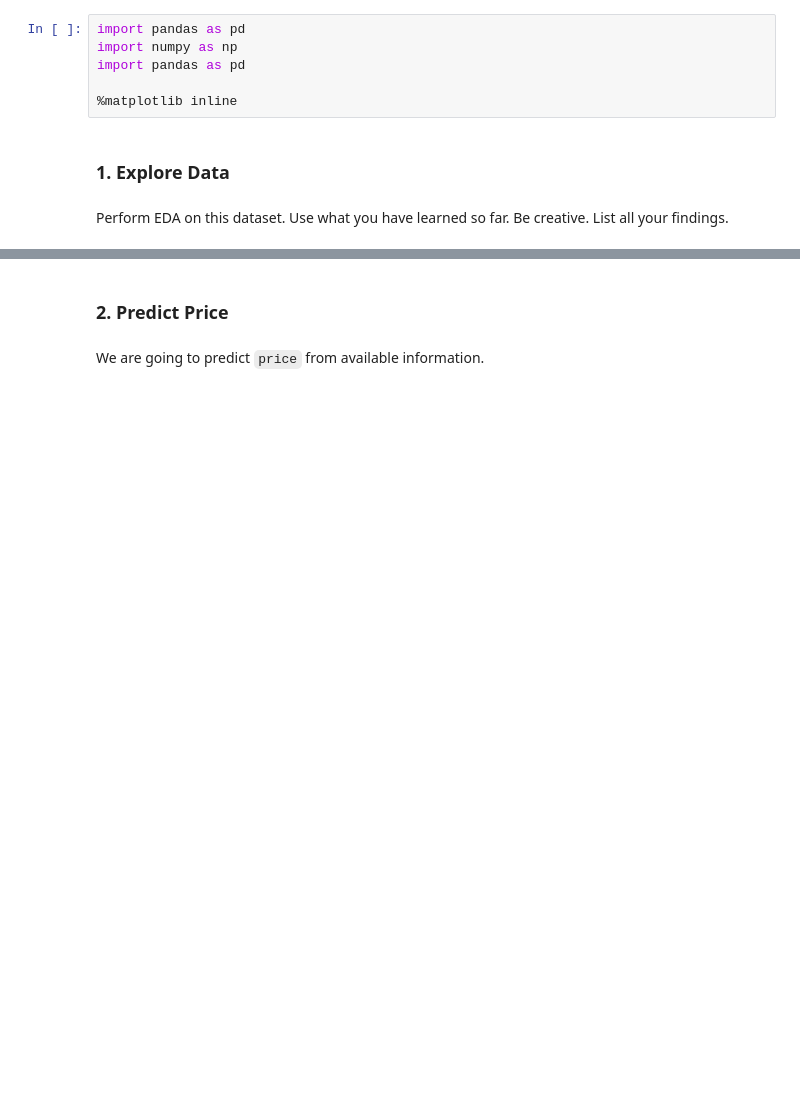
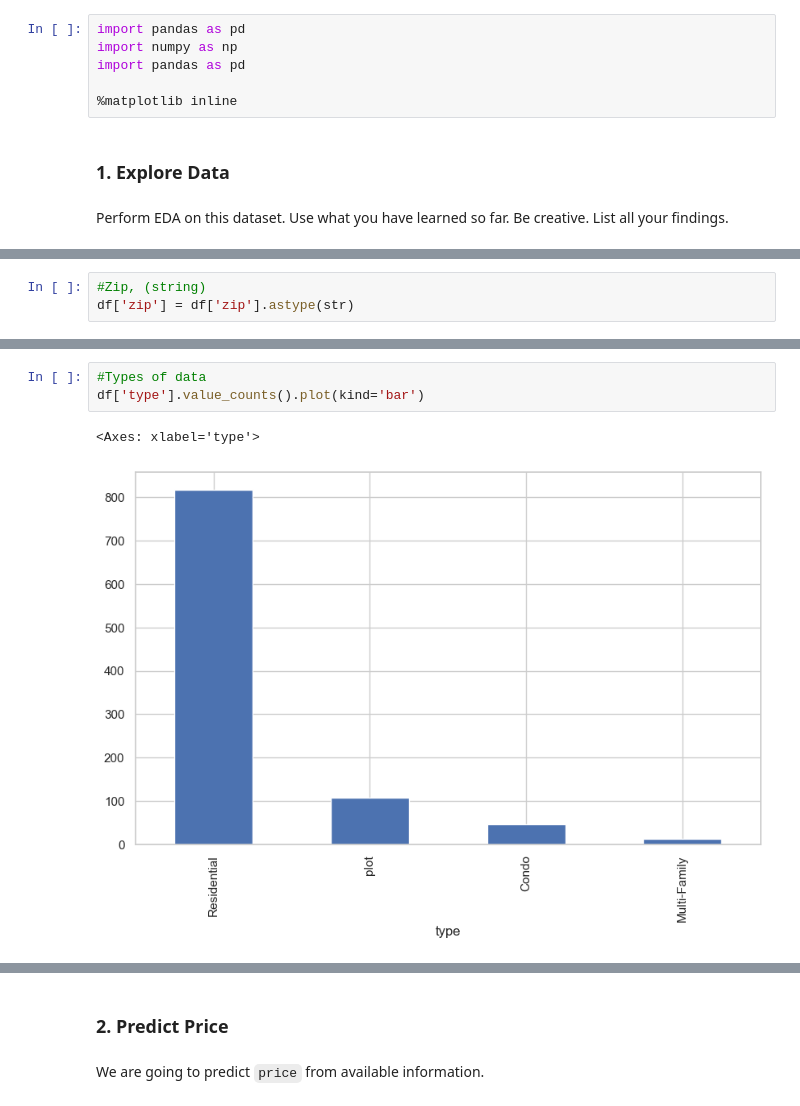
Before and after one commit to tien1807/IOD, a Jupyter notebook: Module 4/Lab 4/IOD_Lab 4.1.1.ipynb, the cells around one changed output, grey strips where cells are left out. Cells and saved outputs as stored; diff of their text form; blank space fills up the shorter version.

```diff
--- a/Module 4/Lab 4/IOD_Lab 4.1.1.ipynb
+++ b/Module 4/Lab 4/IOD_Lab 4.1.1.ipynb
@@ -26,0 +69,3 @@ df=pd.read_csv(house_csv)
+# %%
+#Zip, (string)
+df['zip'] = df['zip'].astype(str)
@@ -26,0 +101,6 @@ df=pd.read_csv(house_csv)
+# %%
+#Types of data
+df['type'].value_counts().plot(kind='bar')
+# %% [output]
+<Axes: xlabel='type'>
+[figure, added]
```
Also changed, not shown: parts of 49 cells of this notebook, 6 other files.
